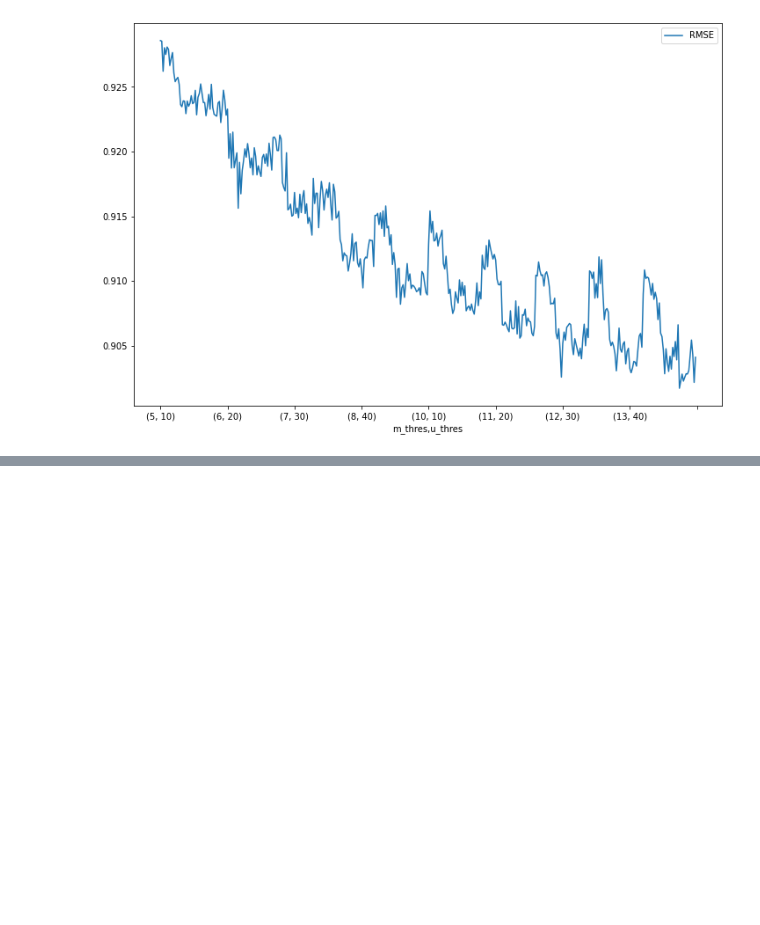
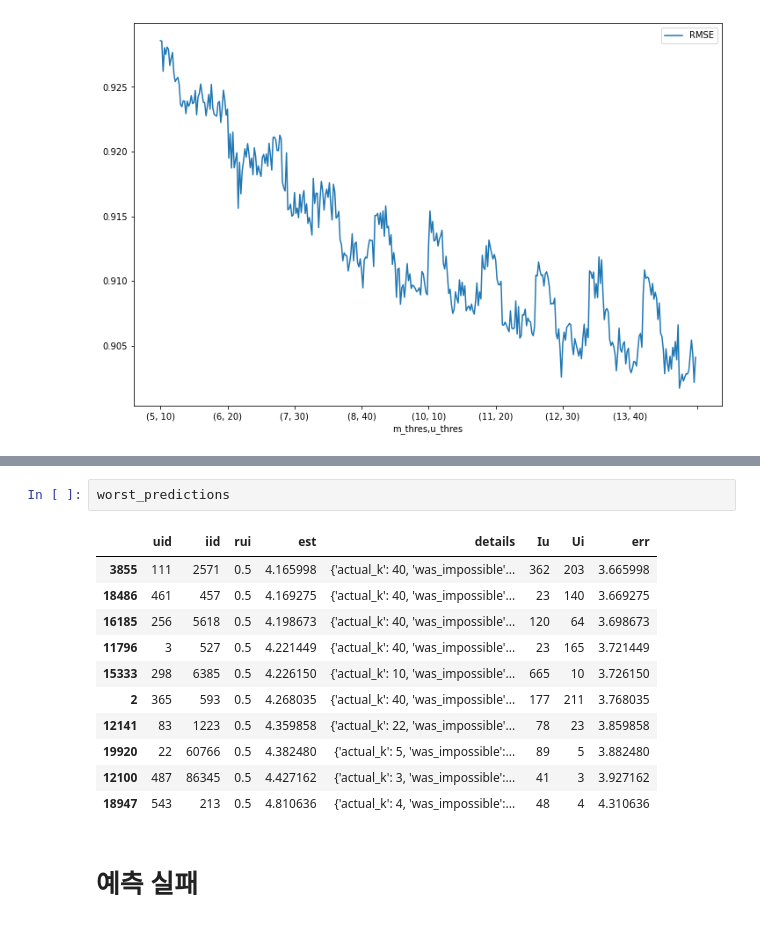
Before and after one commit to donghae0414/BigData_2020-2-, a Jupyter notebook: 20141095_files/20141095_knn_rmse.ipynb, the cells around one changed output, grey strips where cells are left out. Saved outputs shown, nothing was run; the diff lists cells and outputs as text; blank space fills up the shorter version.

```diff
--- a/20141095_files/20141095_knn_rmse.ipynb
+++ b/20141095_files/20141095_knn_rmse.ipynb
@@ -287,0 +434,16 @@ ax = result.plot(
+# %%
+worst_predictions
+# %% [output]
+|  | uid | iid | rui | est | details | Iu | Ui | err |
+| 3855 | 111 | 2571 | 0.5 | 4.165998 | {'actual_k': 40, 'was_impossible'... | 362 | 203 | 3.665998 |
+| 18486 | 461 | 457 | 0.5 | 4.169275 | {'actual_k': 40, 'was_impossible'... | 23 | 140 | 3.669275 |
+| 16185 | 256 | 5618 | 0.5 | 4.198673 | {'actual_k': 40, 'was_impossible'... | 120 | 64 | 3.698673 |
+| 11796 | 3 | 527 | 0.5 | 4.221449 | {'actual_k': 40, 'was_impossible'... | 23 | 165 | 3.721449 |
+| 15333 | 298 | 6385 | 0.5 | 4.226150 | {'actual_k': 10, 'was_impossible'... | 665 | 10 | 3.726150 |
+| 2 | 365 | 593 | 0.5 | 4.268035 | {'actual_k': 40, 'was_impossible'... | 177 | 211 | 3.768035 |
+| 12141 | 83 | 1223 | 0.5 | 4.359858 | {'actual_k': 22, 'was_impossible'... | 78 | 23 | 3.859858 |
+| 19920 | 22 | 60766 | 0.5 | 4.382480 | {'actual_k': 5, 'was_impossible':... | 89 | 5 | 3.882480 |
+| 12100 | 487 | 86345 | 0.5 | 4.427162 | {'actual_k': 3, 'was_impossible':... | 41 | 3 | 3.927162 |
+| 18947 | 543 | 213 | 0.5 | 4.810636 | {'actual_k': 4, 'was_impossible':... | 48 | 4 | 4.310636 |
+# %% [markdown]
+# 예측 실패
```
Also changed, not shown: parts of 25 cells of this notebook.
